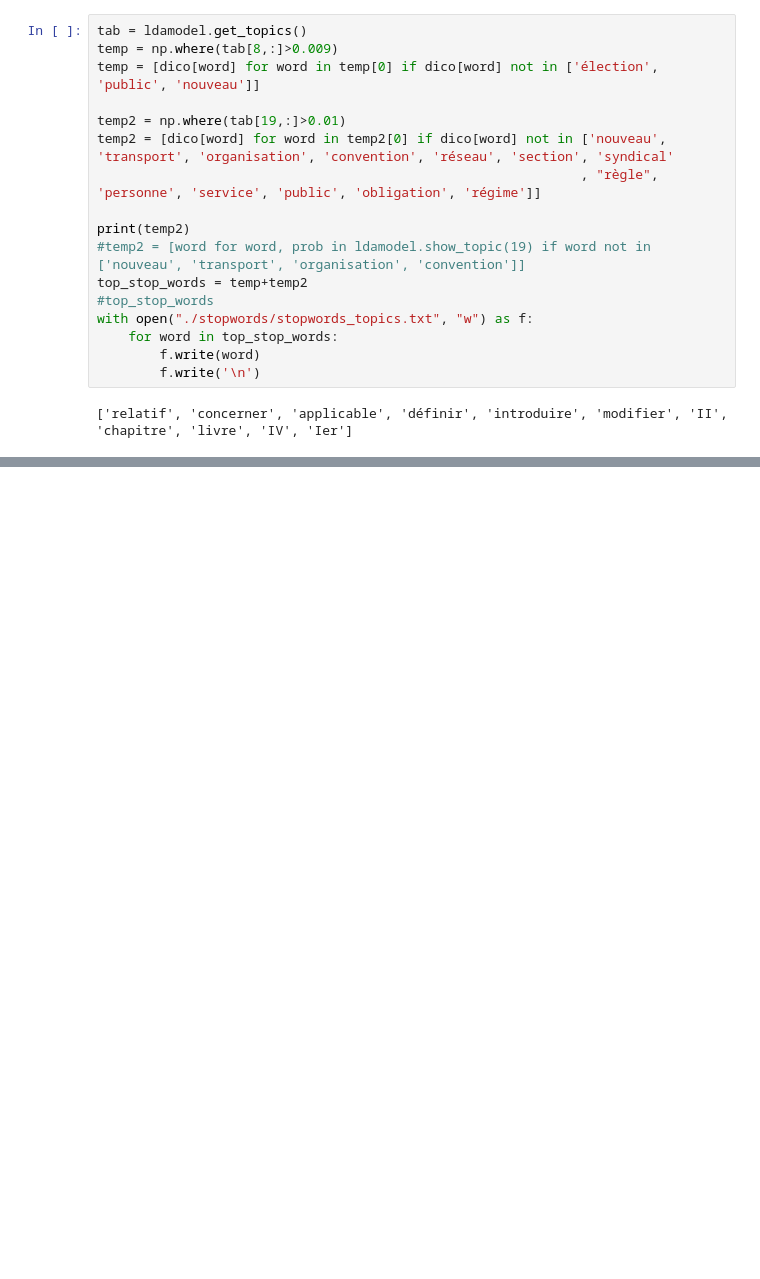
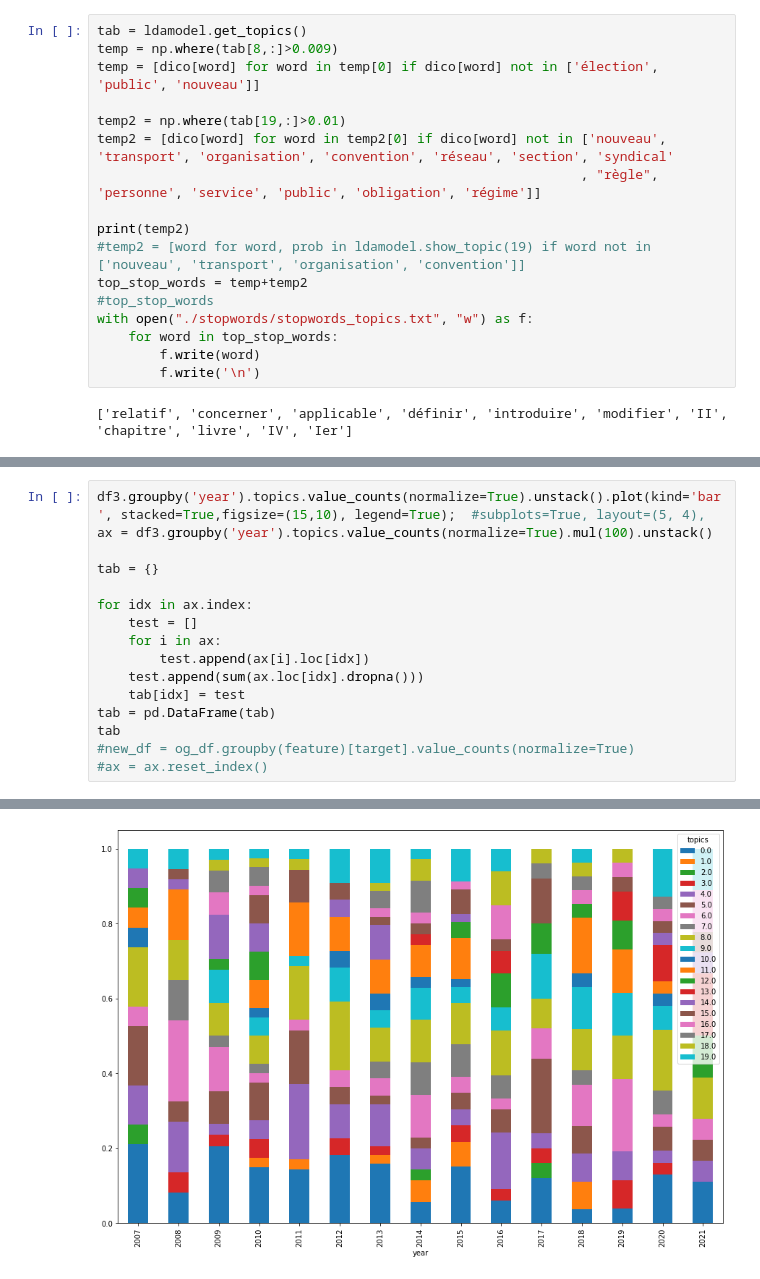
Before and after one commit to Geminy3/ProjetHNSKOL, a Jupyter notebook: Thématiques lemmatisé.ipynb, the cells around one changed output, grey strips where cells are left out. Cells and saved outputs as stored; diff of their text form; blank space fills up the shorter version.

Commit message:
Travaux statistique, nouveaux graphiques, et UMAP

```diff
--- a/Thématiques lemmatisé.ipynb
+++ b/Thématiques lemmatisé.ipynb
@@ -454,0 +451,17 @@ df3.groupby('topics').year.value_counts().unstack().plot(kind='bar',subplots=Tru
+# %%
+df3.groupby('year').topics.value_counts(normalize=True).unstack().plot(kind='bar', stacked=True,figsize=(15,10), legend=True);  #subplots=True, layout=(5, 4),
+ax = df3.groupby('year').topics.value_counts(normalize=True).mul(100).unstack()
+
+tab = {}
+
+for idx in ax.index:
+    test = []
+    for i in ax:
+        test.append(ax[i].loc[idx])
+    test.append(sum(ax.loc[idx].dropna()))
+    tab[idx] = test
+tab = pd.DataFrame(tab)
+tab
+#new_df = og_df.groupby(feature)[target].value_counts(normalize=True)
+#ax = ax.reset_index()
+# %% [output]
@@ -454,0 +485 @@ df3.groupby('topics').year.value_counts().unstack().plot(kind='bar',subplots=Tru
+[figure, added]
```
Also changed, not shown: parts of 33 cells of this notebook, 2 other files.
